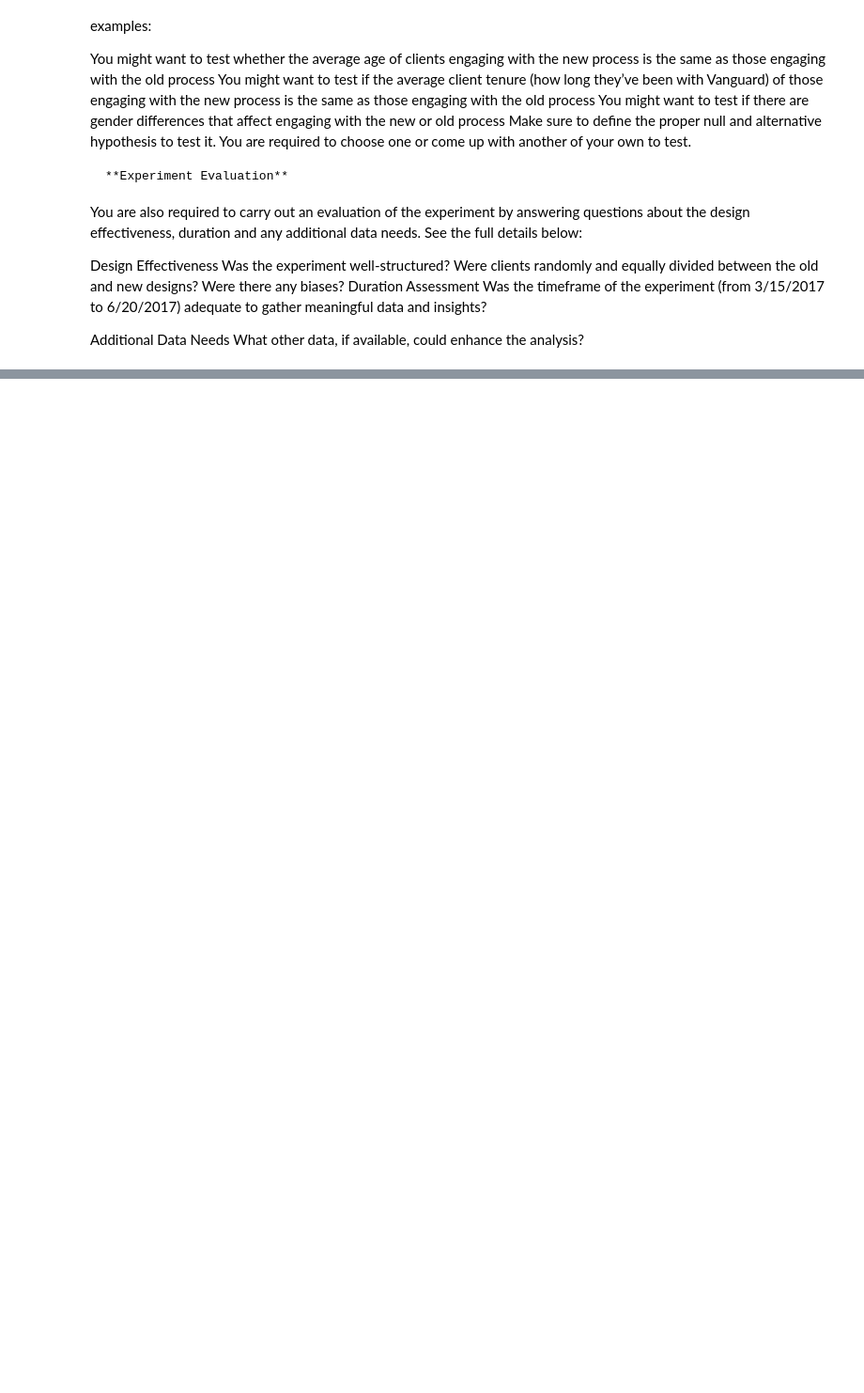
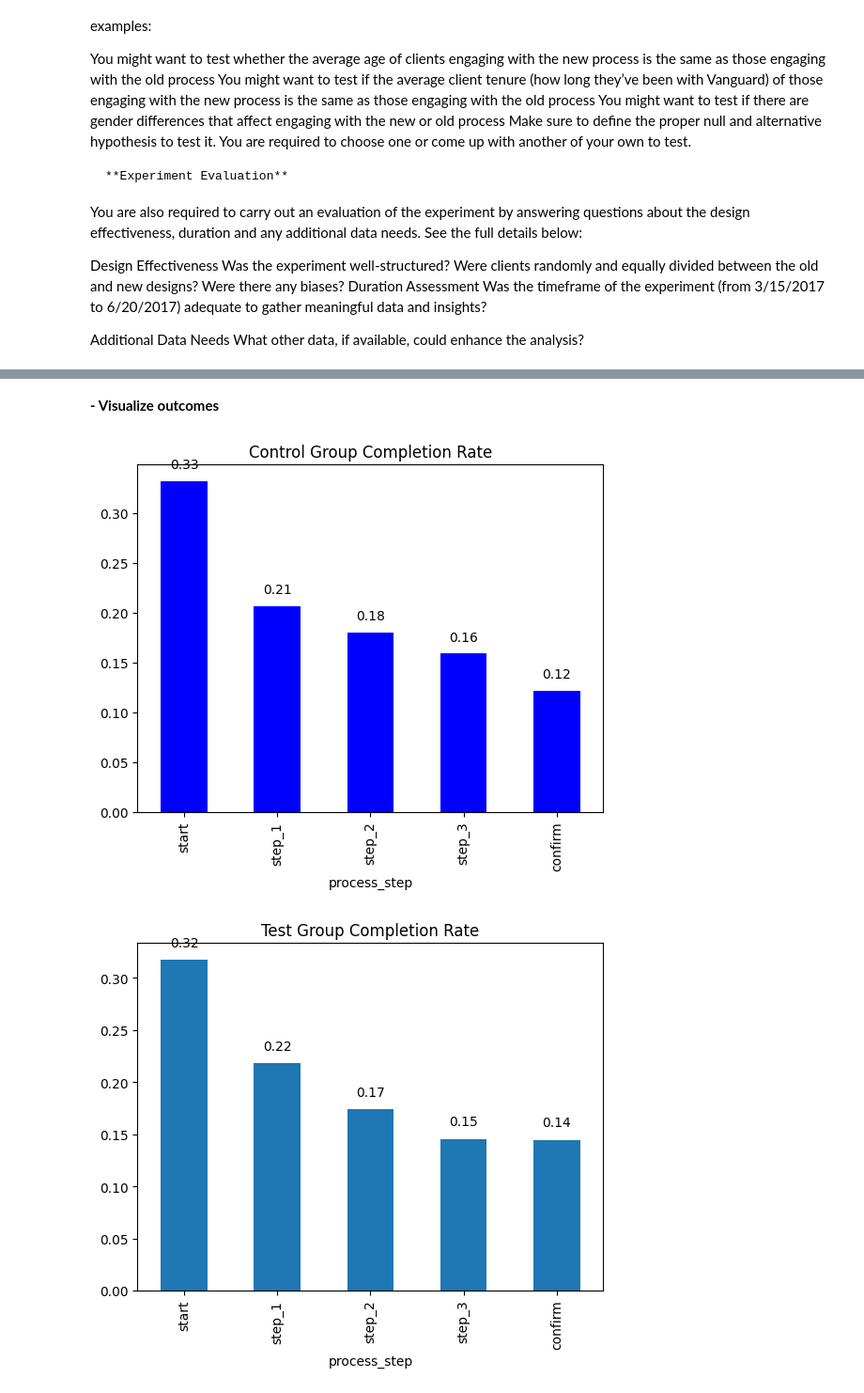
Before and after one commit to pmarquespt/Proj_5_Group_6_pat_gui, a Jupyter notebook: analysis and visualization/3_working data_Hypothesis_Testing.ipynb, the cells around one changed output, grey strips where cells are left out. Shown at 94% size. Cells and saved outputs as stored; diff of their text form; code cells hidden in the pictures; blank space fills up the shorter version.

```diff
--- a/analysis and visualization/3_working data_Hypothesis_Testing.ipynb
+++ b/analysis and visualization/3_working data_Hypothesis_Testing.ipynb
@@ -44,3 +44,8 @@ Was the timeframe of the experiment (from 3/15/2017 to 6/20/2017) adequate to ga
 
 Additional Data Needs
 What other data, if available, could enhance the analysis?
+# %%
+import pandas as pd
+
+
+df = pd.read_excel("merged_data.xlsx")
@@ -46,0 +61,11 @@ What other data, if available, could enhance the analysis?
+# %%
+# Define metrics
+control_completion_rate = df[df['Variation'] == 'Control']['process_step'].value_counts(normalize=True)
+test_completion_rate = df[df['Variation'] == 'Test']['process_step'].value_counts(normalize=True)
+
+# Calculate completion rates
+print("Control Group Completion Rate:", control_completion_rate)
+
+print("__________________________________")
+print("")
+print("Test Group Completion Rate:", test_completion_rate)
@@ -46,0 +93,21 @@ What other data, if available, could enhance the analysis?
+# %% [markdown]
+**- Visualize outcomes**
+# %%
+import matplotlib.pyplot as plt
+
+# Visualize outcomes for Control Group
+ax1 = control_completion_rate.plot(kind='bar', title='Control Group Completion Rate', cmap='brg')
+for i, v in enumerate(control_completion_rate):
+    ax1.text(i, v + 0.01, str(round(v, 2)), ha='center', va='bottom')
+
+plt.show()
+
+# Visualize outcomes for Test Group
+ax2 = test_completion_rate.plot(kind='bar', title='Test Group Completion Rate')
+for i, v in enumerate(test_completion_rate):
+    ax2.text(i, v + 0.01, str(round(v, 2)), ha='center', va='bottom')
+
+plt.show()
+# %% [output]
+[figure, added]
+[figure, added]
```
Also changed, not shown: parts of 4 cells of this notebook, 1 other file.
